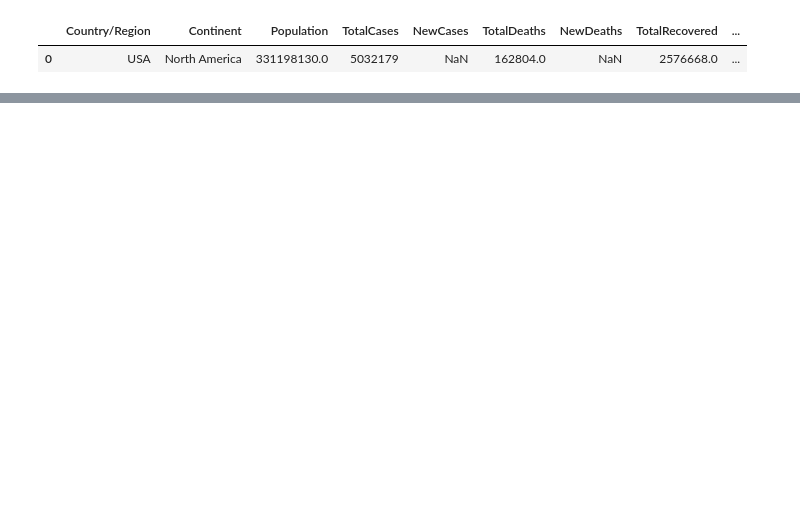
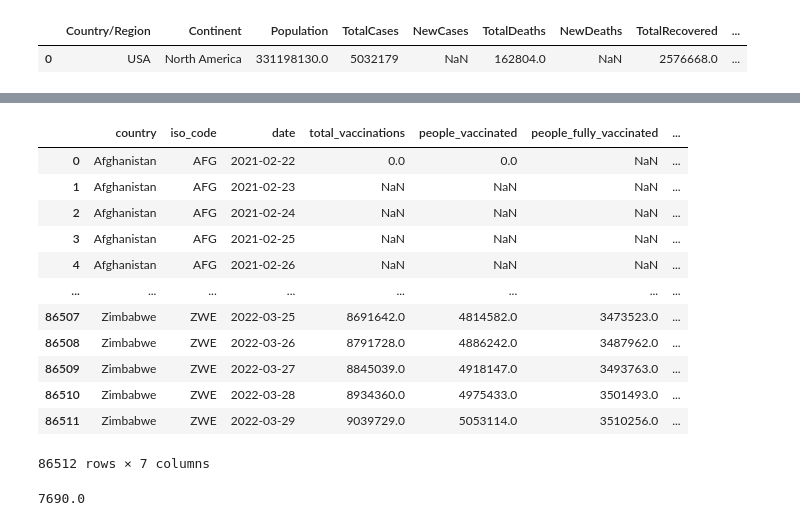
Before and after one commit to daniel-martellini-projects/CA_data_exploration, a Jupyter notebook: CA_data_exploration.ipynb, the cells around one changed output, grey strips where cells are left out. Drawn from its saved outputs; the diff is of its cells as text; code cells hidden in the pictures; blank space fills up the shorter version.

```diff
--- a/CA_data_exploration.ipynb
+++ b/CA_data_exploration.ipynb
@@ -59,0 +58,18 @@ df[]
+# %%
+vaccination_df = vaccination_df[["country","iso_code","date","total_vaccinations","people_vaccinated","people_fully_vaccinated","daily_vaccinations"]]
+# %%
+vaccination_df
+# %% [output]
+|  | country | iso_code | date | total_vaccinations | people_vaccinated | people_fully_vaccinated | ... |
+| 0 | Afghanistan | AFG | 2021-02-22 | 0.0 | 0.0 | NaN | ... |
+| 1 | Afghanistan | AFG | 2021-02-23 | NaN | NaN | NaN | ... |
+| 2 | Afghanistan | AFG | 2021-02-24 | NaN | NaN | NaN | ... |
+| 3 | Afghanistan | AFG | 2021-02-25 | NaN | NaN | NaN | ... |
+| 4 | Afghanistan | AFG | 2021-02-26 | NaN | NaN | NaN | ... |
+| ... | ... | ... | ... | ... | ... | ... | ... |
+| 86507 | Zimbabwe | ZWE | 2022-03-25 | 8691642.0 | 4814582.0 | 3473523.0 | ... |
+| 86508 | Zimbabwe | ZWE | 2022-03-26 | 8791728.0 | 4886242.0 | 3487962.0 | ... |
+| 86509 | Zimbabwe | ZWE | 2022-03-27 | 8845039.0 | 4918147.0 | 3493763.0 | ... |
+| 86510 | Zimbabwe | ZWE | 2022-03-28 | 8934360.0 | 4975433.0 | 3501493.0 | ... |
+| 86511 | Zimbabwe | ZWE | 2022-03-29 | 9039729.0 | 5053114.0 | 3510256.0 | ... |
+86512 rows × 7 columns
@@ -59,0 +78,5 @@ df[]
+# %%
+
+merged_df[merged_df["country"]=="Afghanistan"]["daily_new_deaths"].sum()
+# %% [output]
+7690.0
```
Also changed, not shown: parts of 27 cells of this notebook, 11 other files.
